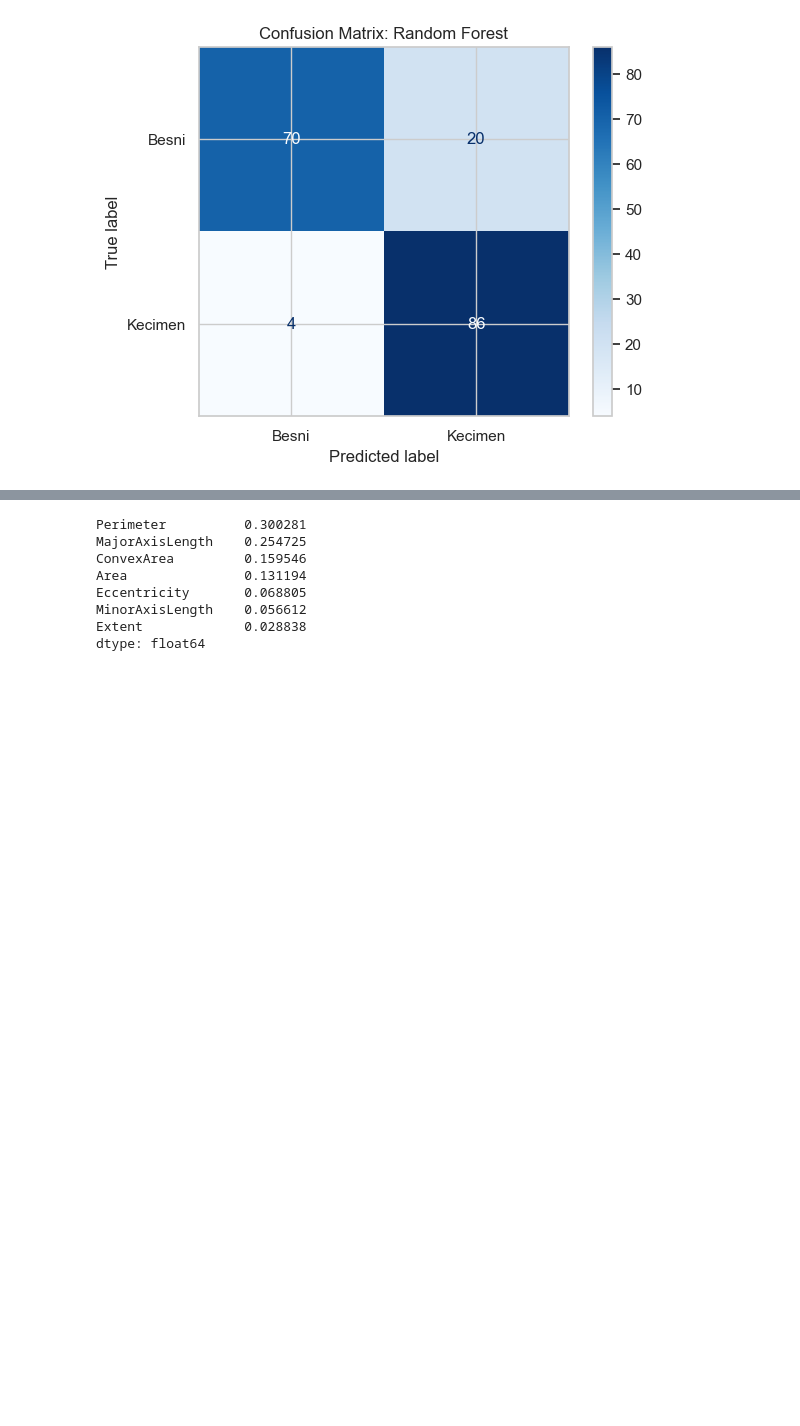
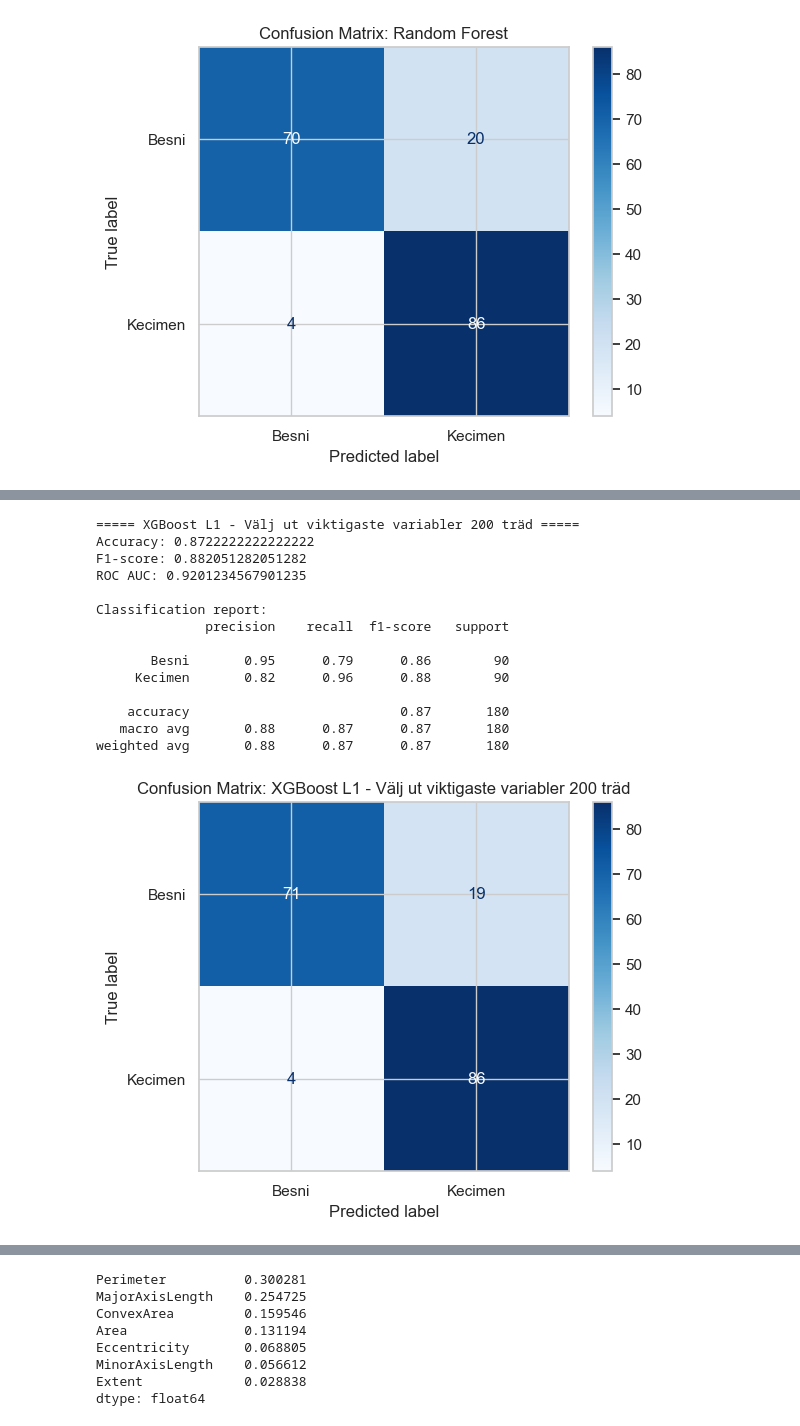
Before and after one commit to mahtabb90/raisin-detective-ml, a Jupyter notebook: notebooks/spirit/01_data_loading_and_eda.ipynb, the cells around one changed output, grey strips where cells are left out. Drawn from its saved outputs; the diff is of its cells as text; code cells hidden in the pictures; blank space fills up the shorter version.

```diff
--- a/notebooks/spirit/01_data_loading_and_eda.ipynb
+++ b/notebooks/spirit/01_data_loading_and_eda.ipynb
@@ -462,0 +511,48 @@ weighted avg       0.86      0.85      0.85       180
+# %%
+# =========================
+# CELL 12.2: XGBOOST - L1 Välj ut viktigaste variabler 200 träd
+# =========================
+# Frågeställning:
+# Kan L1 hjälpa modellen att fokusera mer på de viktigaste variablerna?
+#
+# Logik:
+# reg_alpha = L1-straff.
+# L1 kan göra modellen mer selektiv genom att minska betydelsen av svagare features.
+#
+# Pedagogiskt namn:
+# "XGBoost L1 Feature Focus"
+
+xgb_l1_feature_focus = XGBClassifier(
+    n_estimators=200,
+    max_depth=4,
+    learning_rate=0.05,
+    reg_alpha=2,
+    reg_lambda=1,
+    eval_metric="logloss",
+    random_state=42
+)
+
+xgb_l1_feature_focus.fit(X_train, y_train)
+
+evaluate_model(
+    "XGBoost L1 - Välj ut viktigaste variabler 200 träd",
+    xgb_l1_feature_focus,
+    X_test,
+    y_test
+)
+# %% [output]
+===== XGBoost L1 - Välj ut viktigaste variabler 200 träd =====
+Accuracy: 0.8722222222222222
+F1-score: 0.882051282051282
+ROC AUC: 0.9201234567901235
+
+Classification report:
+              precision    recall  f1-score   support
+
+       Besni       0.95      0.79      0.86        90
+     Kecimen       0.82      0.96      0.88        90
+
+    accuracy                           0.87       180
+   macro avg       0.88      0.87      0.87       180
+weighted avg       0.88      0.87      0.87       180
+[figure, added]
```
Also changed, not shown: parts of 8 cells of this notebook, 1 other file.
